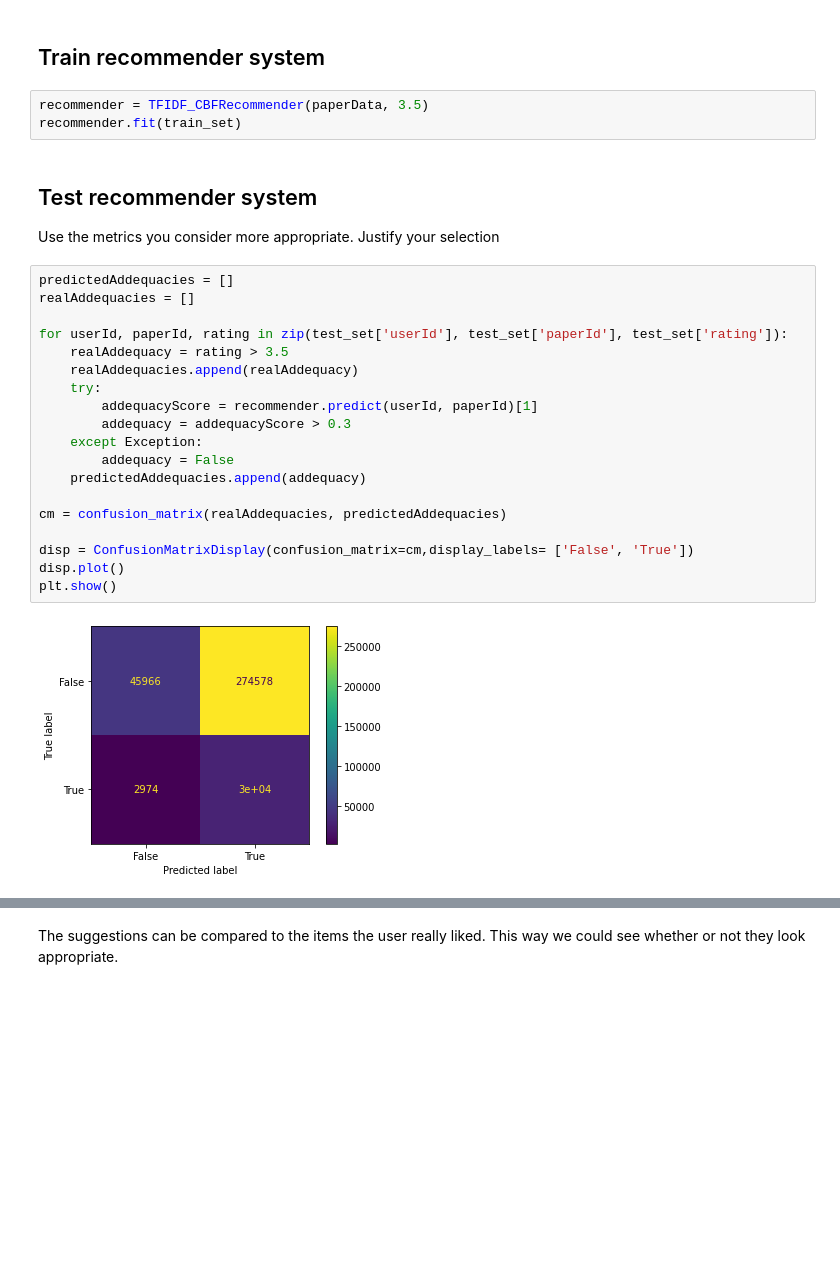
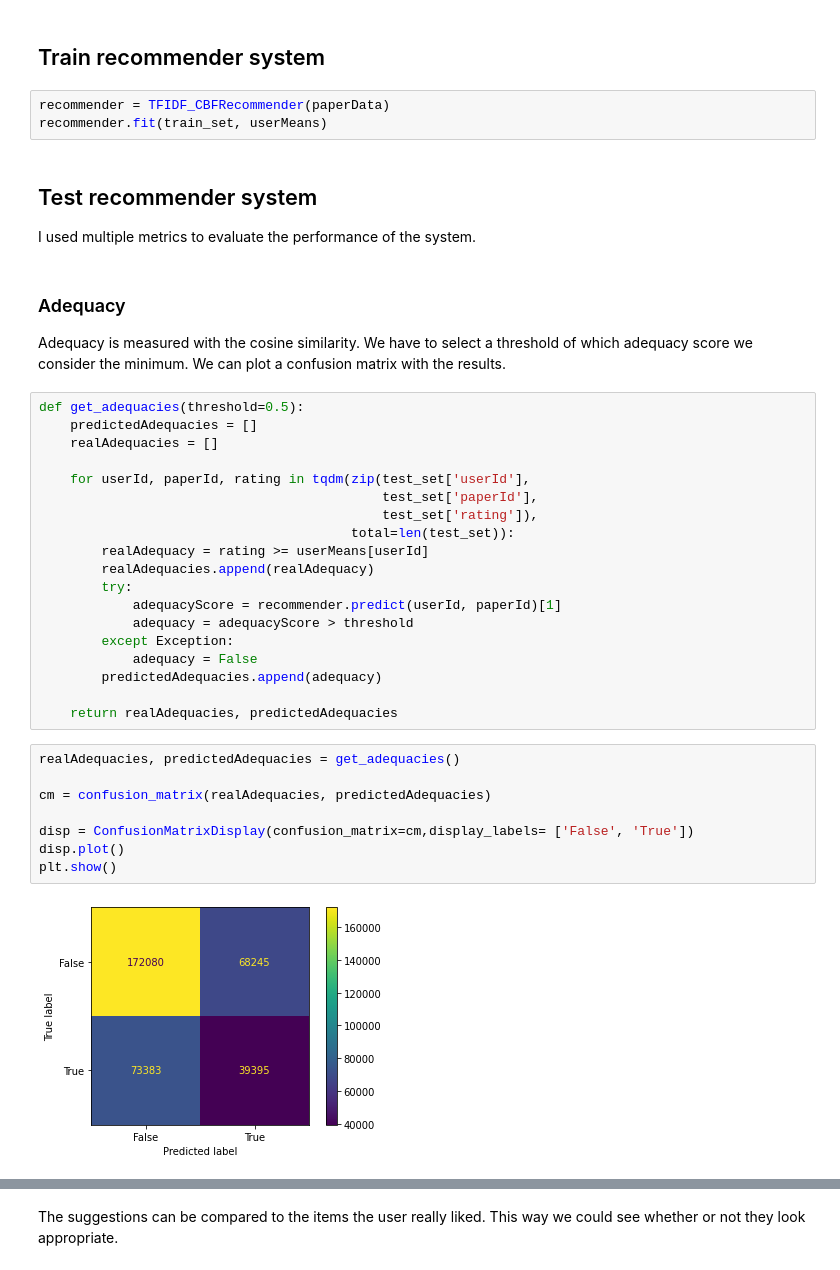
Before and after one commit to juletx/nlp-applications-2, a Jupyter notebook: assignments/assingment3.ResearchPapersRS.ipynb, the cells around one changed output, grey strips where cells are left out. Cells and saved outputs as stored; diff of their text form; blank space fills up the shorter version.

```diff
--- a/assignments/assingment3.ResearchPapersRS.ipynb
+++ b/assignments/assingment3.ResearchPapersRS.ipynb
@@ -274,29 +322,42 @@ class TFIDF_CBFRecommender:
 # %% [markdown]
 ## Train recommender system
 # %%
-recommender = TFIDF_CBFRecommender(paperData, 3.5)
-recommender.fit(train_set)
+recommender = TFIDF_CBFRecommender(paperData)
+recommender.fit(train_set, userMeans)
-# %% [markdown]
-## Test recommender system
-Use the metrics you consider more appropriate. Justify your selection
+# %% [markdown]
+## Test recommender system
+
+I used multiple metrics to evaluate the performance of the system.
+# %% [markdown]
+### Adequacy
+
+Adequacy is measured with the cosine similarity. We have to select a threshold of which adequacy score we consider the minimum. We can plot a confusion matrix with the results.
 # %%
-predictedAddequacies = []
-realAddequacies = []
+def get_adequacies(threshold=0.5):
+    predictedAdequacies = []
+    realAdequacies = []
 
-for userId, paperId, rating in zip(test_set['userId'], test_set['paperId'], test_set['rating']):
-    realAddequacy = rating > 3.5
-    realAddequacies.append(realAddequacy)
-    try:
-        addequacyScore = recommender.predict(userId, paperId)[1]
-        addequacy = addequacyScore > 0.3
-    except Exception:
-        addequacy = False
-    predictedAddequacies.append(addequacy)
+    for userId, paperId, rating in tqdm(zip(test_set['userId'],
+                                            test_set['paperId'],
+                                            test_set['rating']),
+                                        total=len(test_set)):
+        realAdequacy = rating >= userMeans[userId]
+        realAdequacies.append(realAdequacy)
+        try:
+            adequacyScore = recommender.predict(userId, paperId)[1]
+            adequacy = adequacyScore > threshold
+        except Exception:
+            adequacy = False
+        predictedAdequacies.append(adequacy)
 
-cm = confusion_matrix(realAddequacies, predictedAddequacies)
-
-disp = ConfusionMatrixDisplay(confusion_matrix=cm,display_labels= ['False', 'True'])
-disp.plot()
-plt.show()
+    return realAdequacies, predictedAdequacies
-# %% [output]
-[figure, removed]
+# %%
+realAdequacies, predictedAdequacies = get_adequacies()
+
+cm = confusion_matrix(realAdequacies, predictedAdequacies)
+
+disp = ConfusionMatrixDisplay(confusion_matrix=cm,display_labels= ['False', 'True'])
+disp.plot()
+plt.show()
+# %% [output]
+[figure, added]
```
Also changed, not shown: parts of 35 cells of this notebook.
